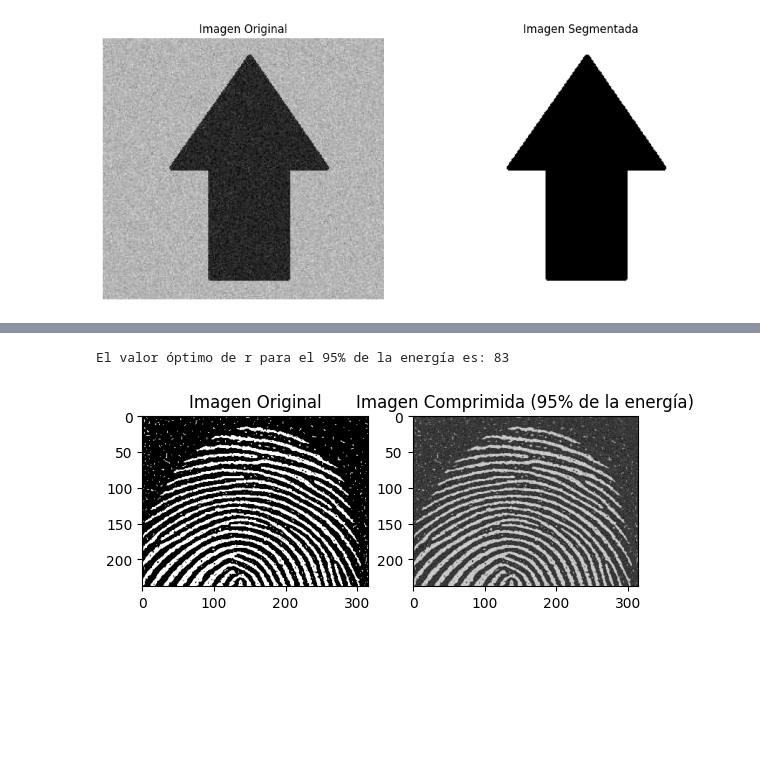
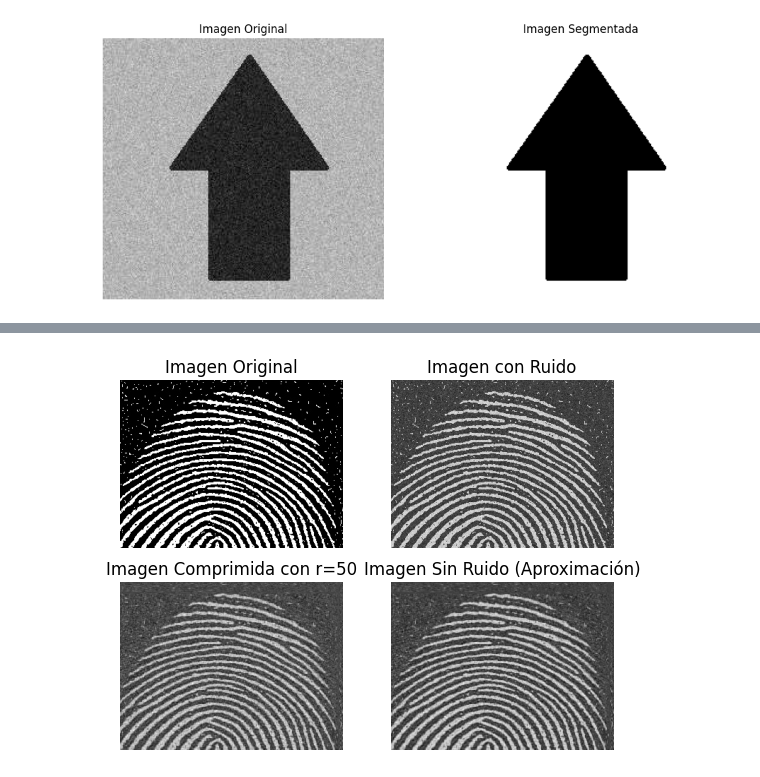
Before and after one commit to Felipe-V13/Procesamiento-de-Imagenes-Digitales, a Jupyter notebook: Tarea_corta bloque3/tareas_cortas_bloque3_py.ipynb, the cells around one changed output, grey strips where cells are left out. Cells and saved outputs as stored; diff of their text form; code cells hidden in the pictures; blank space fills up the shorter version.

```diff
--- a/Tarea_corta bloque3/tareas_cortas_bloque3_py.ipynb
+++ b/Tarea_corta bloque3/tareas_cortas_bloque3_py.ipynb
@@ -292,75 +366,62 @@ plt.show()
 # %%
+import cv2
 import numpy as np
-import cv2
 import matplotlib.pyplot as plt
 
 def rango_reducido(A, r):
     """
     Reconstruye la matriz A utilizando solo los primeros r valores singulares.
 
     :param A: Matriz original.
     :param r: Número de valores singulares a utilizar.
     :return: Aproximación de la matriz A usando rango reducido.
     """
-    # Descomposición SVD
     U, S, VT = np.linalg.svd(A, full_matrices=False)
-
-    # Tomar solo los primeros r valores singulares
     Ur = U[:, :r]
     Sr = np.diag(S[:r])
     VTr = VT[:r, :]
-
-    # Reconstruir la matriz utilizando el rango reducido
     A_reducida = np.dot(Ur, np.dot(Sr, VTr))
     return A_reducida
-
-def r_optimo95(S):
-    """
-    Calcula el valor de r que preserva el 95% de la energía de la matriz.
-
-    :param S: Valores singulares de la matriz.
-    :return: El valor óptimo de r.
-    """
-    # Calcular la energía total
-    energia_total = np.sum(S**2)
-    energia_acumulada = 0
-    r = 0
-
-    # Encontrar el valor de r que acumula el 95% de la energía
-    for i in range(len(S)):
-        energia_acumulada += S[i]**2
-        if energia_acumulada / energia_total >= 0.95:
-            r = i + 1
-            break
-    return r
 
 # Cargar la imagen en escala de grises
 imagen = cv2.imread('imagen2.jpg', cv2.IMREAD_GRAYSCALE)
 
-# Convertir la imagen a valores de doble precisión (rango [0, 1])
-A = imagen / 255.0
+# Dimensiones de la imagen y generación de ruido
+m, n = imagen.shape
+sigma = 0.1
+ruido = sigma * np.random.randn(m, n)
+imagen_ruidosa = (imagen / 255.0) + ruido  # Normalizar y añadir ruido
 
-# Mostrar la imagen original
-plt.subplot(1, 2, 1)
-plt.imshow(A, cmap='gray')
+# Mostrar la imagen original y la imagen con ruido
+plt.subplot(2, 2, 1)
+plt.imshow(imagen / 255.0, cmap='gray')
 plt.title('Imagen Original')
+plt.axis('off')
 
-# Aplicar la descomposición SVD
-U, S, VT = np.linalg.svd(A, full_matrices=False)
+plt.subplot(2, 2, 2)
+plt.imshow(imagen_ruidosa, cmap='gray')
+plt.title('Imagen con Ruido')
+plt.axis('off')
 
-# Calcular el valor de r óptimo que preserva el 95% de la energía
-r_optimo = r_optimo95(S)
-print(f'El valor óptimo de r para el 95% de la energía es: {r_optimo}')
+# Definir un valor fijo de r para reconstrucción
+r = 50  # Puedes ajustar este valor manualmente para diferentes niveles de compresión
 
-# Reconstruir la imagen usando el rango reducido
-A_reducida = rango_reducido(A, r_optimo)
+# Reconstrucción de la imagen usando el rango reducido
+imagen_reducida = rango_reducido(imagen_ruidosa, r)
 
-# Mostrar la imagen comprimida
-plt.subplot(1, 2, 2)
-plt.imshow(A_reducida, cmap='gray')
-plt.title('Imagen Comprimida (95% de la energía)')
+# Mostrar la imagen reconstruida y comprimida
+plt.subplot(2, 2, 3)
+plt.imshow(imagen_reducida, cmap='gray')
+plt.title(f'Imagen Comprimida con r={r}')
+plt.axis('off')
+
+# Comparar la imagen comprimida con la original
+imagen_sin_ruido = rango_reducido(imagen / 255.0, r)
+plt.subplot(2, 2, 4)
+plt.imshow(imagen_sin_ruido, cmap='gray')
+plt.title('Imagen Sin Ruido (Aproximación)')
+plt.axis('off')
 
 plt.show()
 # %% [output]
-El valor óptimo de r para el 95% de la energía es: 83
-[figure, old version]
+[figure, new version]
```
Also changed, not shown: parts of 2 cells of this notebook, 3 other files.
